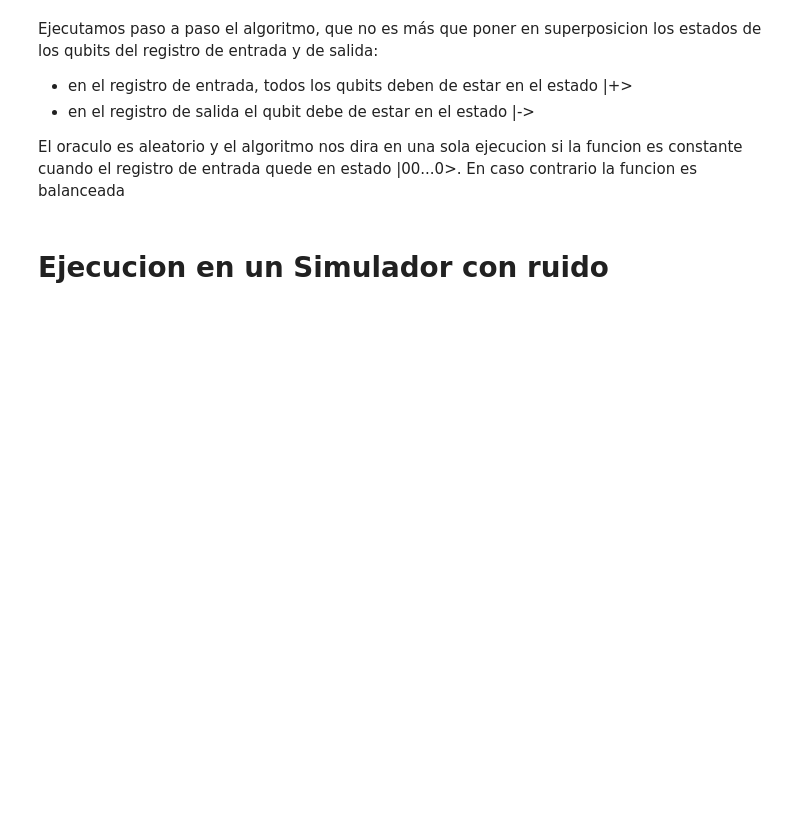
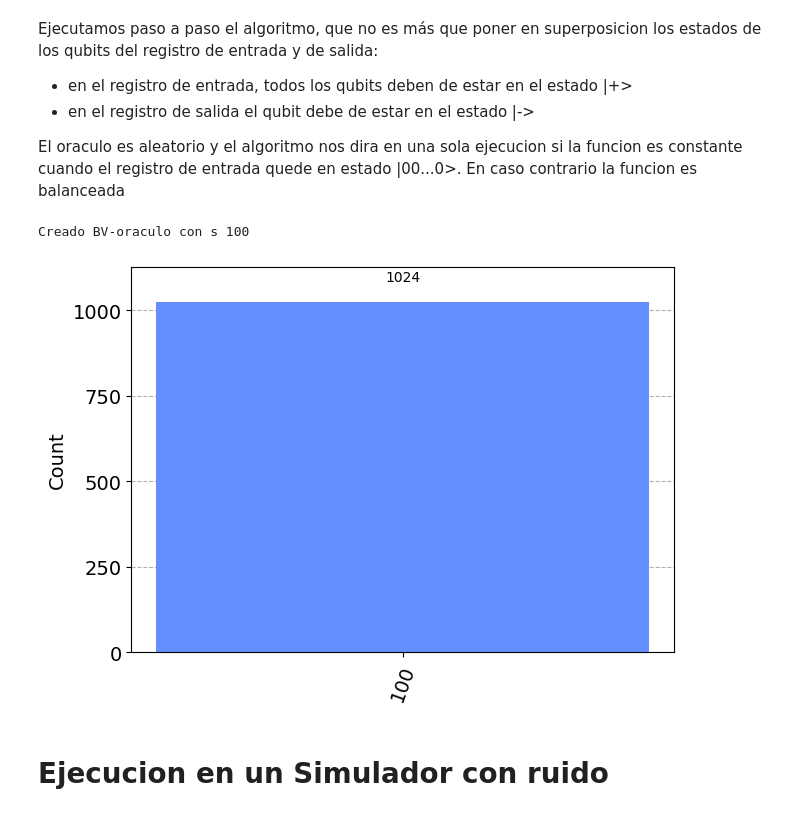
Before and after one commit to Mariomc10/AlgoritmosCuanticos, a Jupyter notebook: 07_Berstein-Vazirani.ipynb, the cells around one changed output. Drawn from its saved outputs; the diff is of its cells as text; code cells hidden in the pictures; blank space fills up the shorter version.

```diff
--- a/07_Berstein-Vazirani.ipynb
+++ b/07_Berstein-Vazirani.ipynb
@@ -232,31 +284,38 @@ El oraculo es aleatorio y el algoritmo nos dira en una sola ejecucion si la func
 # %%
 #Creamos un circuito de n qubits+1
 n=3
-circuit =
+circuit = QuantumCircuit(n+1,n)
 
 #PASO 1 - ponemos los qubits de entrada en superposicion
-
+circuit.h(range(n))
 
 #ponemos el qubit de salida
+circuit.x(n)
+circuit.h(n)
 
 #descomentar para mostrar el circuito y vector de estados en este paso
 #display(circuit.draw())
 #svector_viz(circuit)
 
 # PASO 2- Le añadimos el oráculo con funcion aleatoria
-
-
+circuit.compose(bv_oracle(n),inplace=True)
 
 #PASO 3 - Le añadimos las puertas Hadamard
-
+circuit.h(range(n))
 
 #PASO 4- ponemos las puertas de medida solo para los qubits de la entrada
-
+circuit.measure(range(n),range(n))
 
 #PASO 5- Medimos resultados finales
-
+backend = Aer.get_backend("aer_simulator")
+transpiled_circ = transpile(circuits=circuit,backend=backend)
+job = backend.run(transpiled_circ).result()
 
 #mostramos histograma resultado
+display(plot_histogram(job.get_counts()))
+# %% [output]
+Creado BV-oraculo con s 100
+[figure, added]
 # %% [markdown]
 # Ejecucion en un Simulador con ruido
 # %% [markdown]
```
Also changed, not shown: parts of 10 cells of this notebook, 1 other file.
